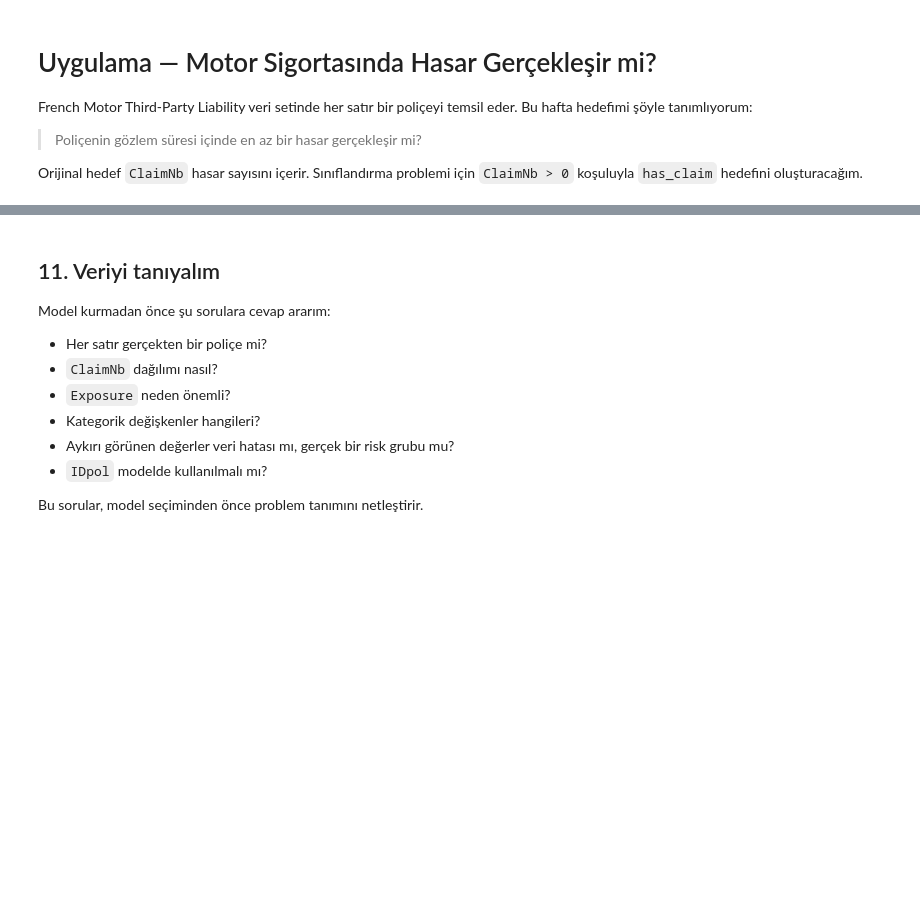
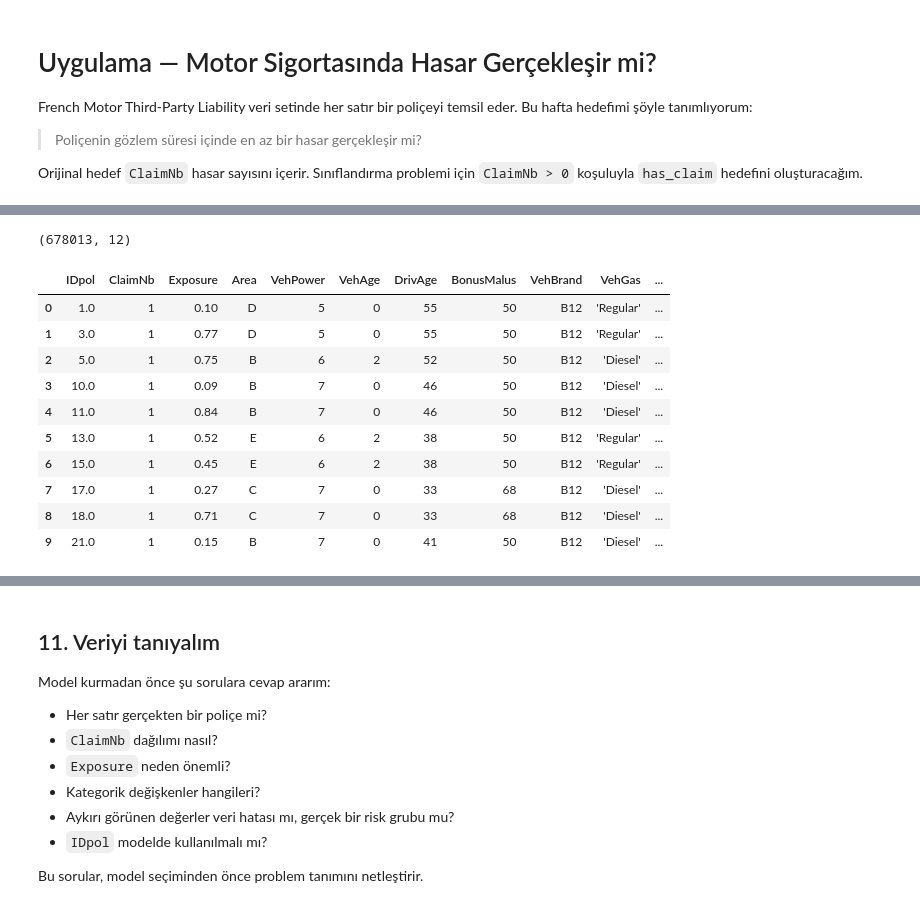
Before and after one commit to serkanars/modern-makine-ogrenmesi-mimarisi-gelistirme-dersi, a Jupyter notebook: hafta_4/Hafta_4_Boosting_Modelleri_ve_Bagging_Karsilastirmasi.ipynb, the cells around one changed output, grey strips where cells are left out. Cells and saved outputs as stored; diff of their text form; code cells hidden in the pictures; blank space fills up the shorter version.

```diff
--- a/hafta_4/Hafta_4_Boosting_Modelleri_ve_Bagging_Karsilastirmasi.ipynb
+++ b/hafta_4/Hafta_4_Boosting_Modelleri_ve_Bagging_Karsilastirmasi.ipynb
@@ -411,15 +446,28 @@ Aynı sigorta verisiyle occurrence, frequency ve severity problemleri kurulabili
 # %%
 # Veri setini OpenML üzerinden yüklüyorum.
 # İlk çalıştırma internet bağlantısına bağlı olarak birkaç dakika sürebilir.
 from sklearn.datasets import fetch_openml
 import pandas as pd
 
 insurance = fetch_openml(
     data_id=41214,
     as_frame=True,
     parser="auto"
 )
 
 df = insurance.frame.copy()
 print(df.shape)
-df.head()
+df.head(10)
+# %% [output]
+(678013, 12)
+|  | IDpol | ClaimNb | Exposure | Area | VehPower | VehAge | DrivAge | BonusMalus | VehBrand | VehGas | ... |
+| 0 | 1.0 | 1 | 0.10 | D | 5 | 0 | 55 | 50 | B12 | 'Regular' | ... |
+| 1 | 3.0 | 1 | 0.77 | D | 5 | 0 | 55 | 50 | B12 | 'Regular' | ... |
+| 2 | 5.0 | 1 | 0.75 | B | 6 | 2 | 52 | 50 | B12 | 'Diesel' | ... |
+| 3 | 10.0 | 1 | 0.09 | B | 7 | 0 | 46 | 50 | B12 | 'Diesel' | ... |
+| 4 | 11.0 | 1 | 0.84 | B | 7 | 0 | 46 | 50 | B12 | 'Diesel' | ... |
+| 5 | 13.0 | 1 | 0.52 | E | 6 | 2 | 38 | 50 | B12 | 'Regular' | ... |
+| 6 | 15.0 | 1 | 0.45 | E | 6 | 2 | 38 | 50 | B12 | 'Regular' | ... |
+| 7 | 17.0 | 1 | 0.27 | C | 7 | 0 | 33 | 68 | B12 | 'Diesel' | ... |
+| 8 | 18.0 | 1 | 0.71 | C | 7 | 0 | 33 | 68 | B12 | 'Diesel' | ... |
+| 9 | 21.0 | 1 | 0.15 | B | 7 | 0 | 41 | 50 | B12 | 'Diesel' | ... |
```
Also changed, not shown: parts of 18 cells of this notebook, 2 other files.
